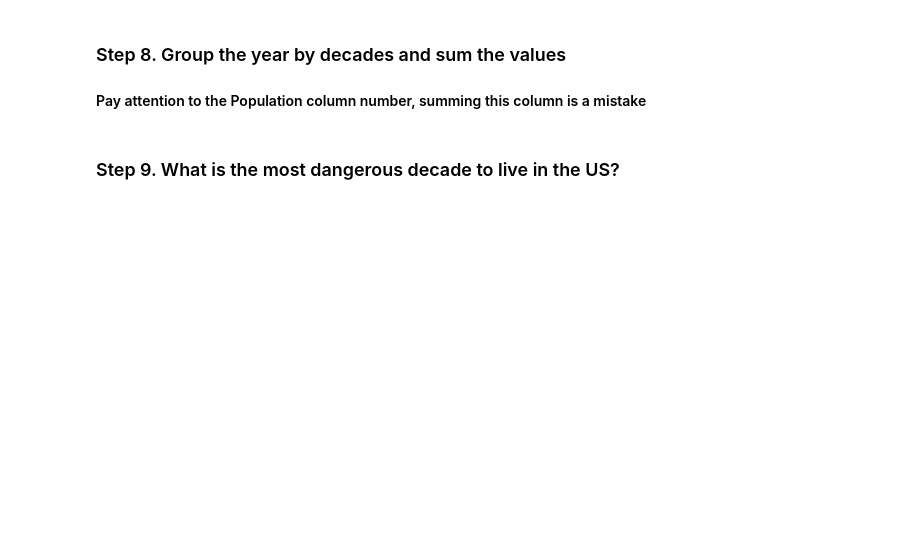
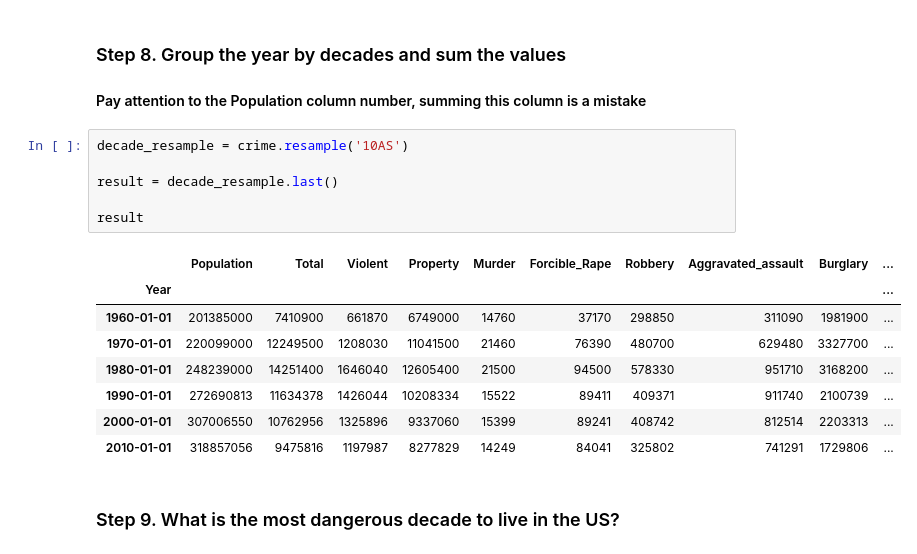
Before and after one commit to nhandoan196/pandas-exercises, a Jupyter notebook: Lab04_Apply/Exercise_US_Crime.ipynb, the cells around one changed output. Cells and saved outputs as stored; diff of their text form; blank space fills up the shorter version.

```diff
--- a/Lab04_Apply/Exercise_US_Crime.ipynb
+++ b/Lab04_Apply/Exercise_US_Crime.ipynb
@@ -20,5 +84,20 @@
 ### Step 8. Group the year by decades and sum the values
 
 #### Pay attention to the Population column number, summing this column is a mistake
+# %%
+decade_resample = crime.resample('10AS')
+
+result = decade_resample.last()
+
+result
+# %% [output]
+|  | Population | Total | Violent | Property | Murder | Forcible_Rape | Robbery | Aggravated_assault | Burglary | ... |
+| Year |  |  |  |  |  |  |  |  |  | ... |
+| 1960-01-01 | 201385000 | 7410900 | 661870 | 6749000 | 14760 | 37170 | 298850 | 311090 | 1981900 | ... |
+| 1970-01-01 | 220099000 | 12249500 | 1208030 | 11041500 | 21460 | 76390 | 480700 | 629480 | 3327700 | ... |
+| 1980-01-01 | 248239000 | 14251400 | 1646040 | 12605400 | 21500 | 94500 | 578330 | 951710 | 3168200 | ... |
+| 1990-01-01 | 272690813 | 11634378 | 1426044 | 10208334 | 15522 | 89411 | 409371 | 911740 | 2100739 | ... |
+| 2000-01-01 | 307006550 | 10762956 | 1325896 | 9337060 | 15399 | 89241 | 408742 | 812514 | 2203313 | ... |
+| 2010-01-01 | 318857056 | 9475816 | 1197987 | 8277829 | 14249 | 84041 | 325802 | 741291 | 1729806 | ... |
 # %% [markdown]
 ### Step 9. What is the most dangerous decade to live in the US?
```
Also changed, not shown: parts of 7 cells of this notebook, 11 other files.
